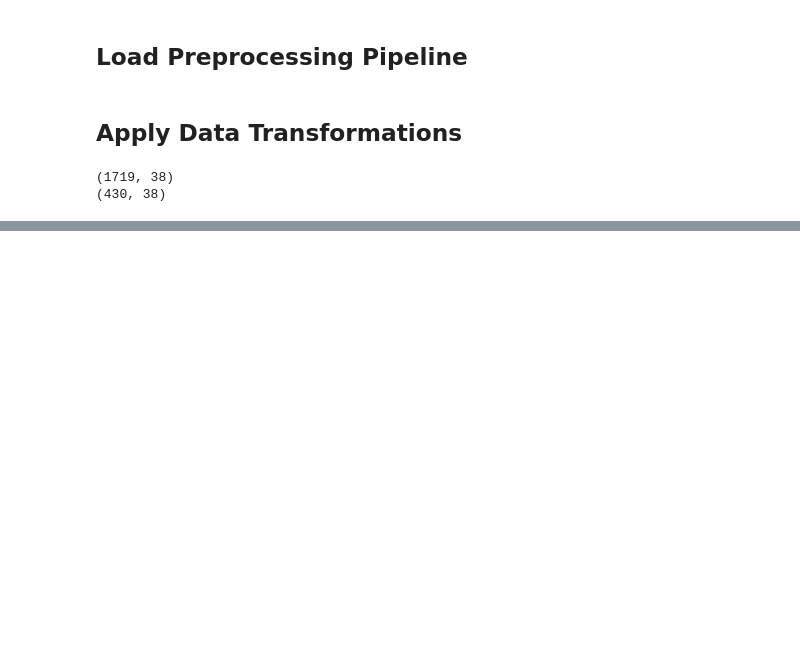
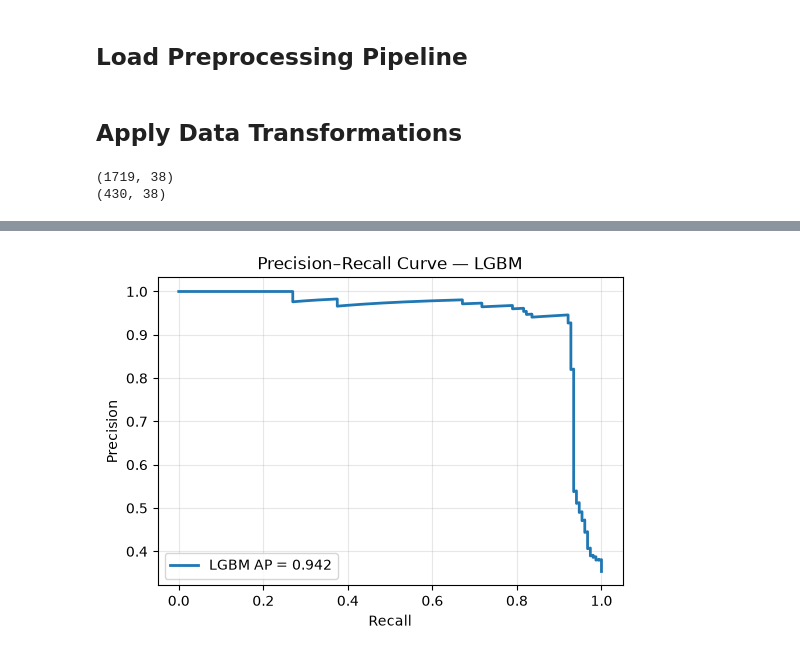
Before and after one commit to aneeshjo/Alzheimers-Prediction, a Jupyter notebook: notebooks/model_training.ipynb, the cells around one changed output, grey strips where cells are left out. Drawn from its saved outputs; the diff is of its cells as text; code cells hidden in the pictures; blank space fills up the shorter version.

```diff
--- a/notebooks/model_training.ipynb
+++ b/notebooks/model_training.ipynb
@@ -305,0 +387,4 @@ def run_pipeline(model, preprocessor, X_train, X_test, y_train):
+# %%
+plot_precision_recall_curve(y_true=y_test,y_proba=lgbm_proba,model_name="LGBM")
+# %% [output]
+[figure, added]
```
Also changed, not shown: parts of 41 cells of this notebook, 5 other files.
